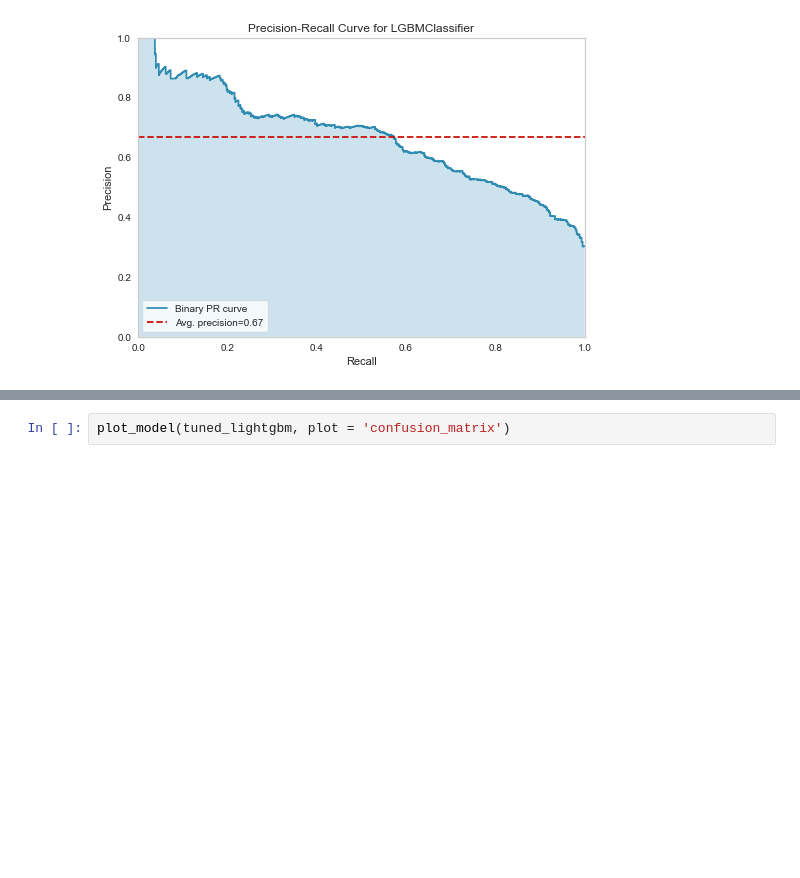
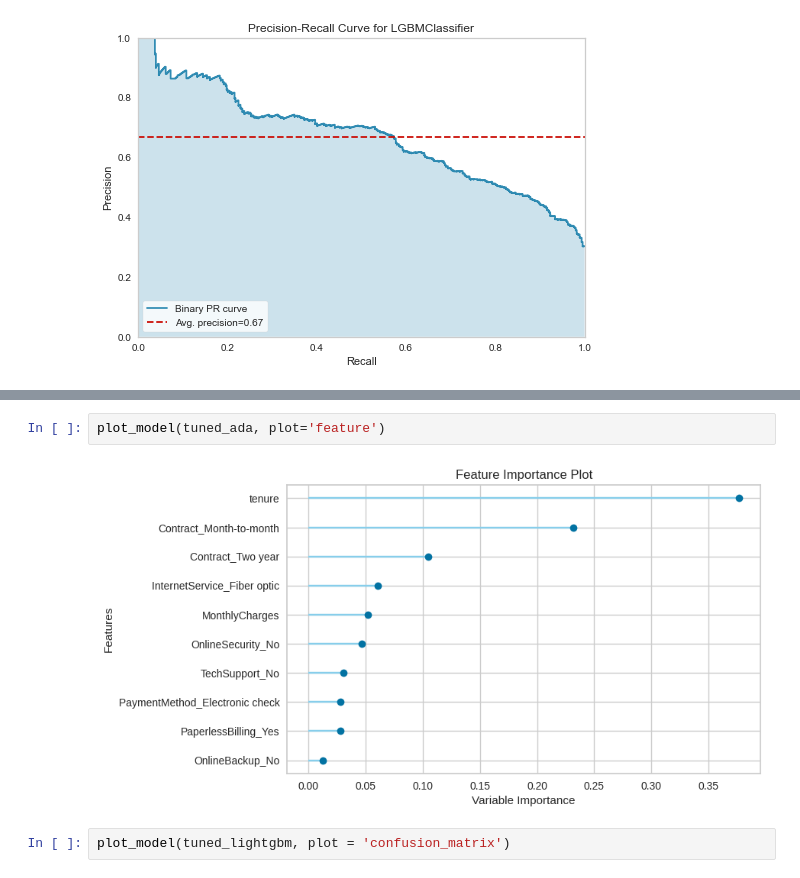
Before and after one commit to duybluemind1988/project_py, a Jupyter notebook: Churn/Churn_final.ipynb, the cells around one changed output, grey strips where cells are left out. Cells and saved outputs as stored; diff of their text form; blank space fills up the shorter version.

```diff
--- a/Churn/Churn_final.ipynb
+++ b/Churn/Churn_final.ipynb
@@ -923,6 +923,10 @@ plot_model(tuned_lightgbm, plot = 'pr')
 plot_model(tuned_lightgbm, plot='feature')
 # %% [output]
 [figure]
+# %%
+plot_model(tuned_ada, plot='feature')
+# %% [output]
+[figure, added]
 # %%
 plot_model(tuned_lightgbm, plot = 'confusion_matrix')
 # %% [output]
```
Also changed, not shown: parts of 106 cells of this notebook, 8 other files.
